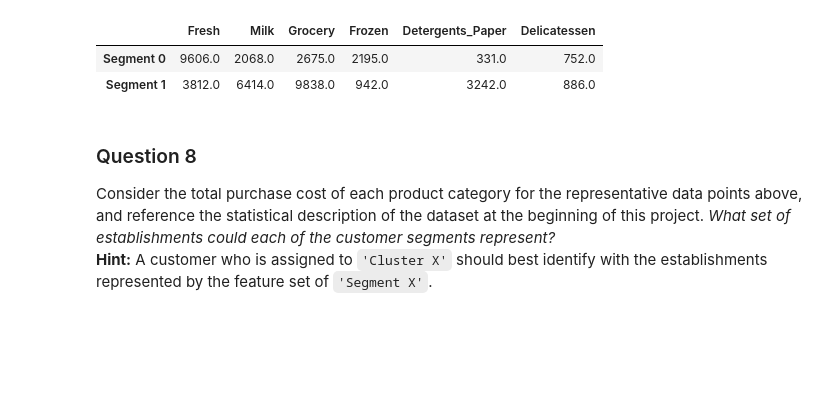
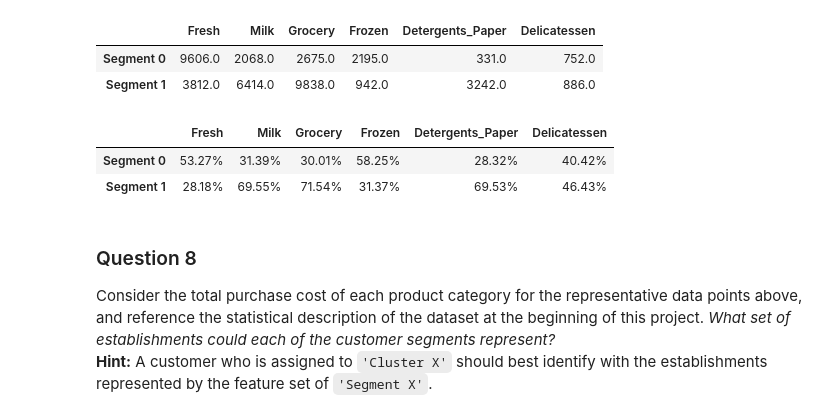
Before and after one commit to mqkh515/udacityMLND, a Jupyter notebook: projects/customer_segments/customer_segments.ipynb, the cells around one changed output. Cells and saved outputs as stored; diff of their text form; code cells hidden in the pictures; blank space fills up the shorter version.

Commit message:
second submit of customer_segments project

```diff
--- a/projects/customer_segments/customer_segments.ipynb
+++ b/projects/customer_segments/customer_segments.ipynb
@@ -538,6 +538,17 @@ display(true_centers)
 |  | Fresh | Milk | Grocery | Frozen | Detergents_Paper | Delicatessen |
 | Segment 0 | 9606.0 | 2068.0 | 2675.0 | 2195.0 | 331.0 | 752.0 |
 | Segment 1 | 3812.0 | 6414.0 | 9838.0 | 942.0 | 3242.0 | 886.0 |
+# %%
+pos_centers = true_centers.copy()
+for idx in pos_centers.index:
+    for col in pos_centers.columns:
+        pos_centers.ix[idx, col] = locate_attribute(true_centers.ix[idx, col], col)
+
+display(pos_centers)
+# %% [output]
+|  | Fresh | Milk | Grocery | Frozen | Detergents_Paper | Delicatessen |
+| Segment 0 | 53.27% | 31.39% | 30.01% | 58.25% | 28.32% | 40.42% |
+| Segment 1 | 28.18% | 69.55% | 71.54% | 31.37% | 69.53% | 46.43% |
 # %% [markdown]
 ### Question 8
 Consider the total purchase cost of each product category for the representative data points above, and reference the statistical description of the dataset at the beginning of this project. *What set of establishments could each of the customer segments represent?*
```
Also changed, not shown: parts of 12 cells of this notebook, 1 other file.
